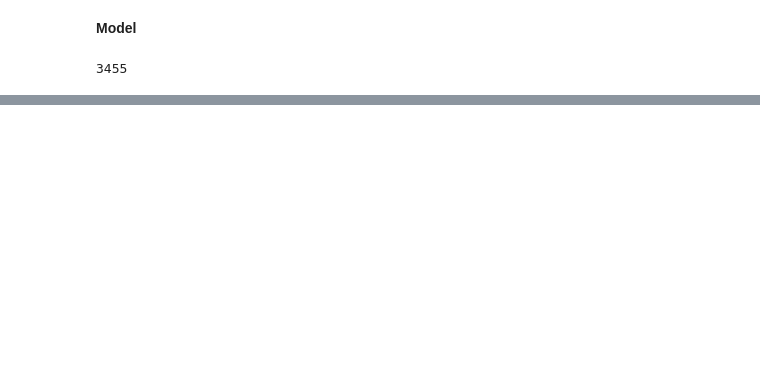
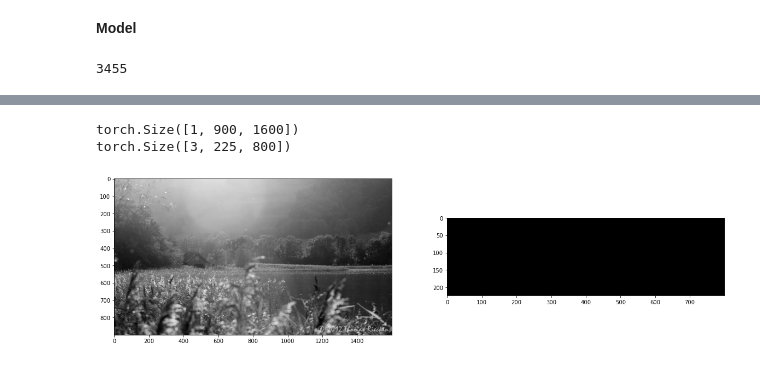
Before and after one commit to EmilieKar/Project-DML, a Jupyter notebook: Recoloring_CNN.ipynb, the cells around one changed output, grey strips where cells are left out. Drawn from its saved outputs; the diff is of its cells as text; code cells hidden in the pictures; blank space fills up the shorter version.

Commit message:
Updated model
Still has issues with upsamling but uploading for remote work in team

```diff
--- a/Recoloring_CNN.ipynb
+++ b/Recoloring_CNN.ipynb
@@ -86,0 +100,43 @@ display_image(axis, image_tensor)
+# %%
+from torch import nn, optim
+import torch.nn.functional as F
+
+## CNN MODULE
+class CNN(nn.Module):
+    def __init__(self):
+        super().__init__()
+        self.conv1 = nn.Conv2d(in_channels=1, out_channels=5, kernel_size=3, padding = 1)
+        self.conv2 = nn.Conv2d(in_channels=5, out_channels=10, kernel_size=3, padding = 1)
+        self.conv3 = nn.Conv2d(in_channels=10, out_channels=5, kernel_size=3, padding = 1)
+        self.conv4 = nn.Conv2d(in_channels=5, out_channels=3, kernel_size=3, padding = 1)
+        self.pool = nn.MaxPool2d(2,2)
+
+        self.up = nn.Upsample(scale_factor=2)
+        #self.norm = nn.BatchNorm2d(128)
+
+    def forward(self, input_batch):
+        x = input_batch
+        x = F.relu(self.conv1(x))
+        x = F.relu(self.conv2(x))
+        x = self.pool(x)
+        x = F.relu(self.conv3(x))
+        x = F.relu(self.conv4(x))
+        x = self.pool(x)
+        x = self.up(x)
+        return x
+
+model = CNN()
+loss_fn = nn.MSELoss()
+optimizer = torch.optim.Adam(model.parameters(), lr=1e-2, weight_decay=0.0)
+# %%
+some_random_index = 429
+g_img, c_img = example_dataset[some_random_index]
+r_img = model.forward(g_img)
+r_img = r_img.detach()
+print(g_img.shape)
+print(r_img.shape)
+display_comp(g_img, r_img.detach())
+# %% [output]
+torch.Size([1, 900, 1600])
+torch.Size([3, 225, 800])
+[figure, added]
```
Also changed, not shown: parts of 6 cells of this notebook.
